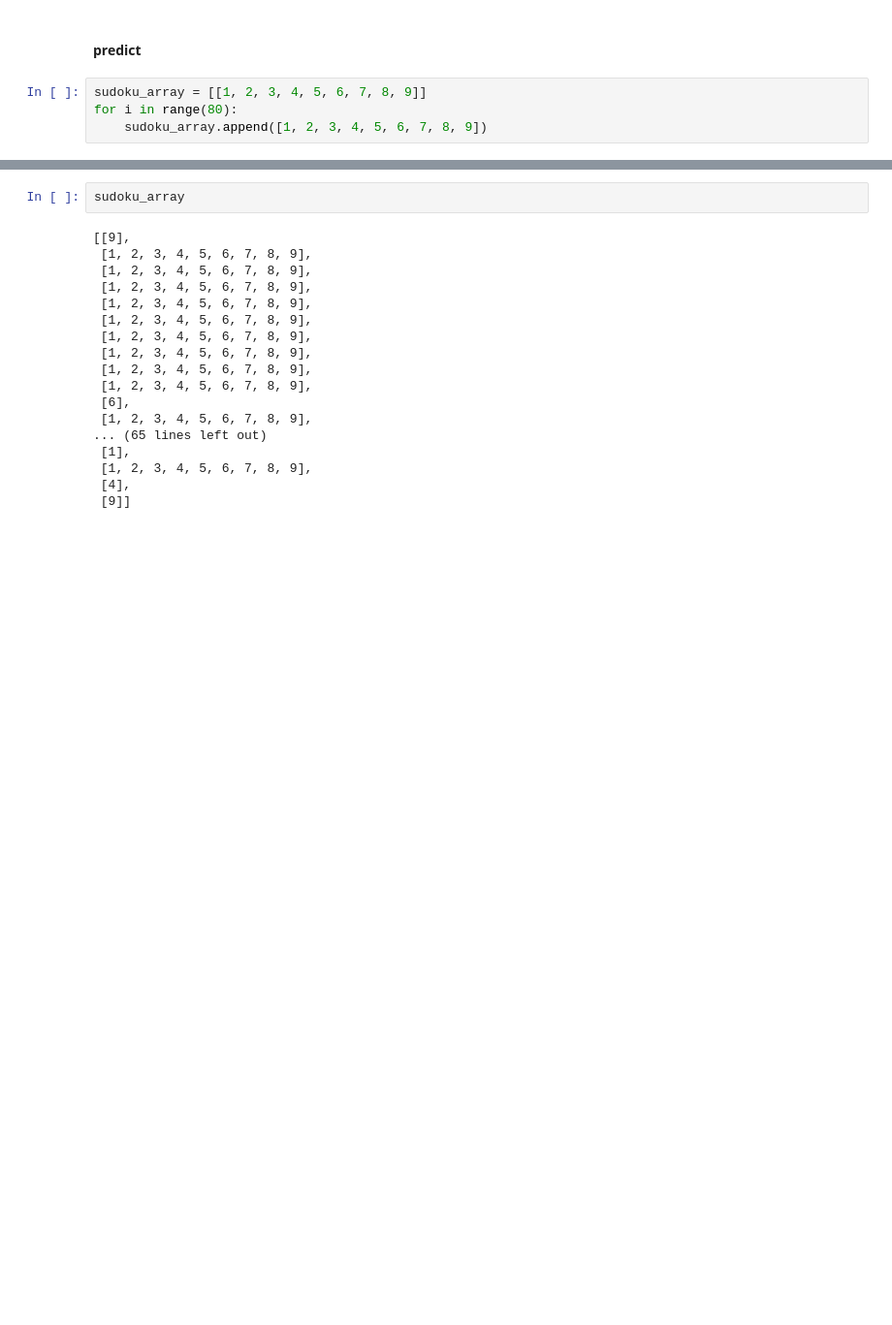
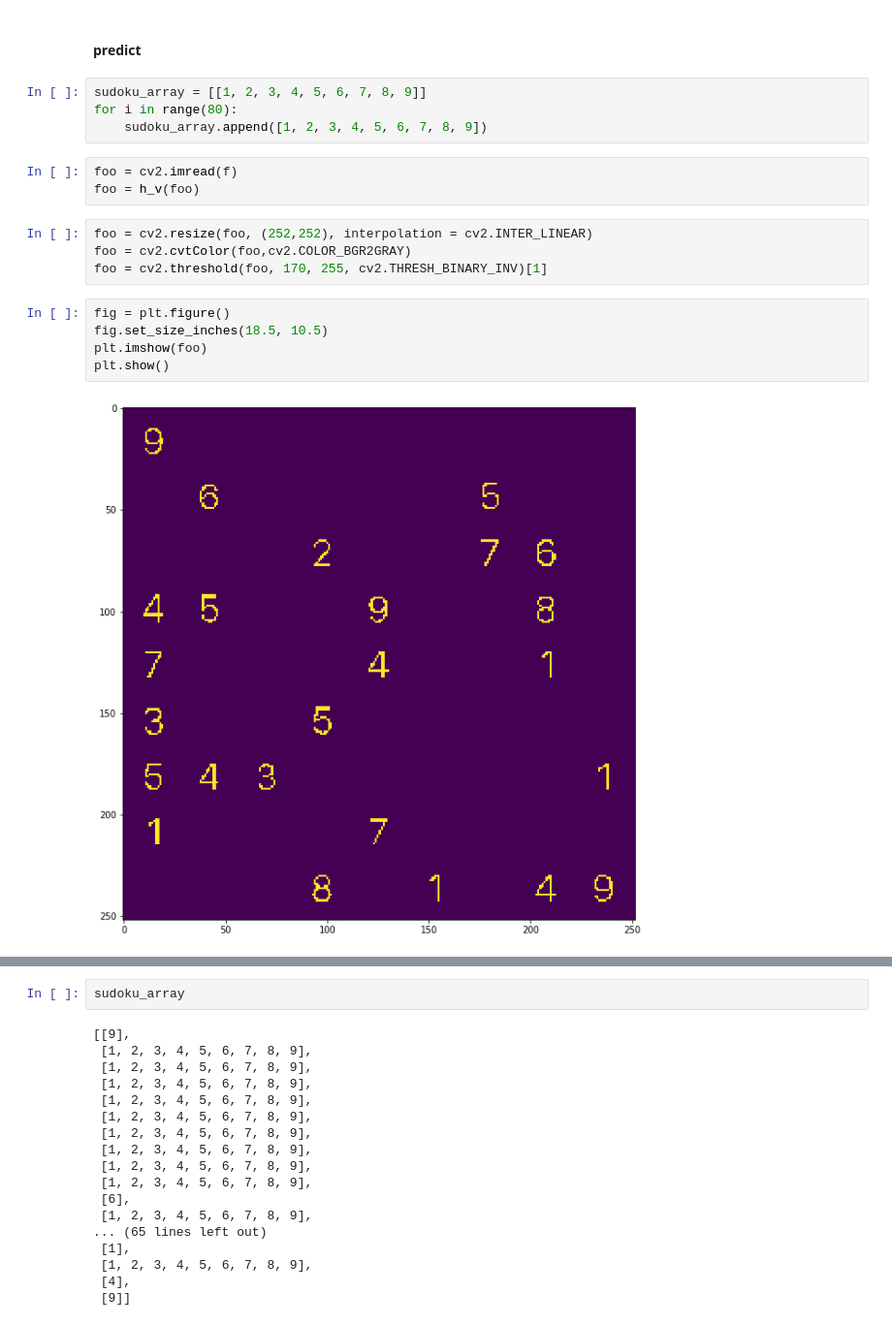
Before and after one commit to thilakghub/sudokusolver, a Jupyter notebook: create-train-data.ipynb, the cells around one changed output, grey strips where cells are left out. Shown at 97% size. Cells and saved outputs as stored; diff of their text form; blank space fills up the shorter version.

```diff
--- a/create-train-data.ipynb
+++ b/create-train-data.ipynb
@@ -705,6 +658,20 @@ pd.crosstab(actual, predicted, rownames = ['actual'], colnames = ['predicted'])
 sudoku_array = [[1, 2, 3, 4, 5, 6, 7, 8, 9]]
 for i in range(80):
     sudoku_array.append([1, 2, 3, 4, 5, 6, 7, 8, 9])
+# %%
+foo = cv2.imread(f)
+foo = h_v(foo)
+# %%
+foo = cv2.resize(foo, (252,252), interpolation = cv2.INTER_LINEAR)
+foo = cv2.cvtColor(foo,cv2.COLOR_BGR2GRAY)
+foo = cv2.threshold(foo, 170, 255, cv2.THRESH_BINARY_INV)[1]
+# %%
+fig = plt.figure()
+fig.set_size_inches(18.5, 10.5)
+plt.imshow(foo)
+plt.show()
+# %% [output]
+[figure, added]
 # %%
 for f in ['difficulty_hard_p1_copy.png']:
     foo = cv2.imread(f)
```
Also changed, not shown: parts of 5 cells of this notebook, 1 other file.
